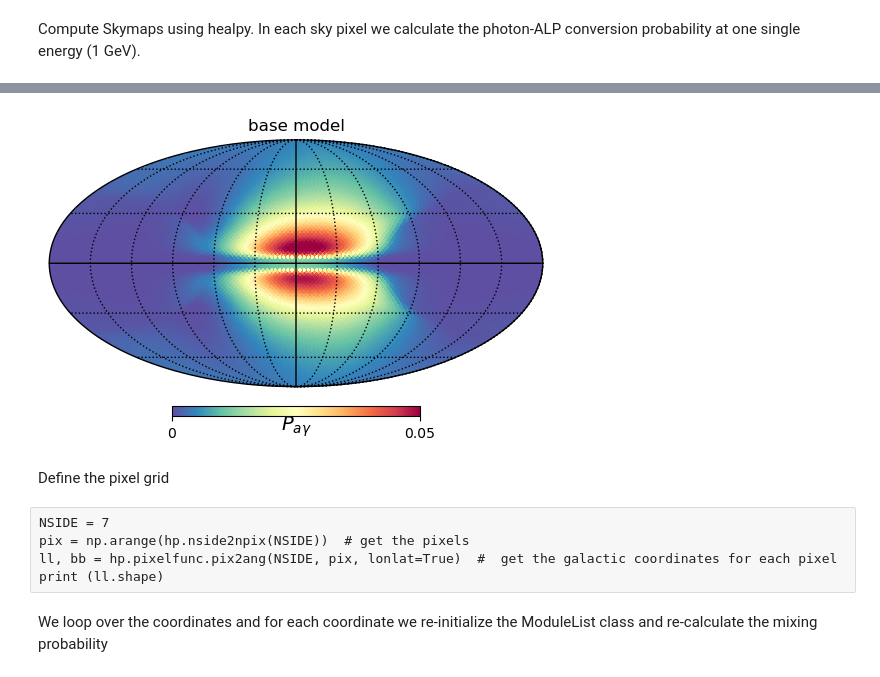
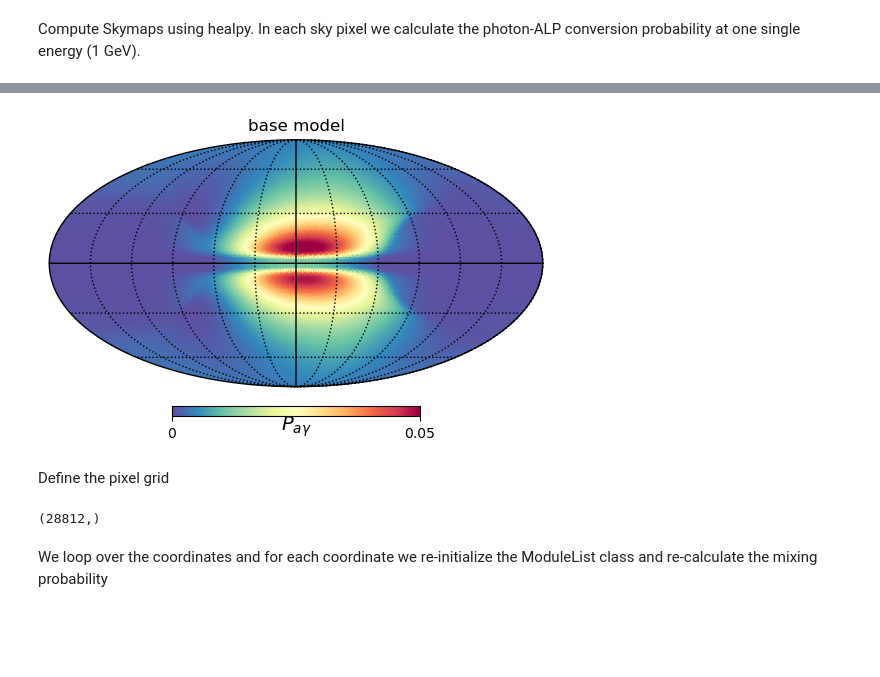
Before and after one commit to me-manu/gammaALPs, a Jupyter notebook: notebooks/UF23/mixing_gmf-UF23.ipynb, the cells around one changed output, grey strips where cells are left out. Drawn from its saved outputs; the diff is of its cells as text; code cells hidden in the pictures; blank space fills up the shorter version.

```diff
--- a/notebooks/UF23/mixing_gmf-UF23.ipynb
+++ b/notebooks/UF23/mixing_gmf-UF23.ipynb
@@ -161,8 +161,8 @@ plt.show()
 # %%
-k = 8
-hpmap = hp.mollview(pgg1[:,0],
+k = 0
+hpmap = hp.mollview(pgg[k][:,0],
                     norm='linear',
-                    title = f'base model',
+                    title = f'{models[k]} model',
                     unit= r'$P_{a\gamma}$',
                     min=0,
                     max=5e-2,
@@ -173,15 +173,34 @@ hp.graticule()
 
 plt.savefig("notebooks/UF23/plots/base.png")
 plt.show()
-# %% [output]
-[figure, removed]
+# %%
+NSIDE = 49
+pggbase = np.load(f'notebooks/UF23/data/pgg_halo_base_{NSIDE}.npy')
+# %%
+hpmap = hp.mollview(pggbase[:,0],
+                    norm='linear',
+                    title = f'base model',
+                    unit= r'$P_{a\gamma}$',
+                    min=0,
+                    max=5e-2,
+                    cmap = 'Spectral_r',
+                    hold=True,
+                    rot = (0, 0, 0))
+hp.graticule()
+
+#plt.savefig(f"notebooks/UF23/plots/halo_base_{NSIDE}.png")
+plt.show()
+# %% [output]
+[figure, added]
 # %% [markdown]
 Define the pixel grid
-# %% [raw]
-NSIDE = 7
-pix = np.arange(hp.nside2npix(NSIDE))  # get the pixels
-ll, bb = hp.pixelfunc.pix2ang(NSIDE, pix, lonlat=True)  #  get the galactic coordinates for each pixel
-print (ll.shape)
+# %%
+NSIDE = 49
+pix = np.arange(hp.nside2npix(NSIDE))  # get the pixels
+ll, bb = hp.pixelfunc.pix2ang(NSIDE, pix, lonlat=True)  #  get the galactic coordinates for each pixel
+print (ll.shape)
+# %% [output]
+(28812,)
 # %% [markdown]
 We loop over the coordinates and for each coordinate we re-initialize the ModuleList class and re-calculate the mixing probability
 # %% [raw]
```
Also changed, not shown: parts of 5 cells of this notebook, 10 other files.
